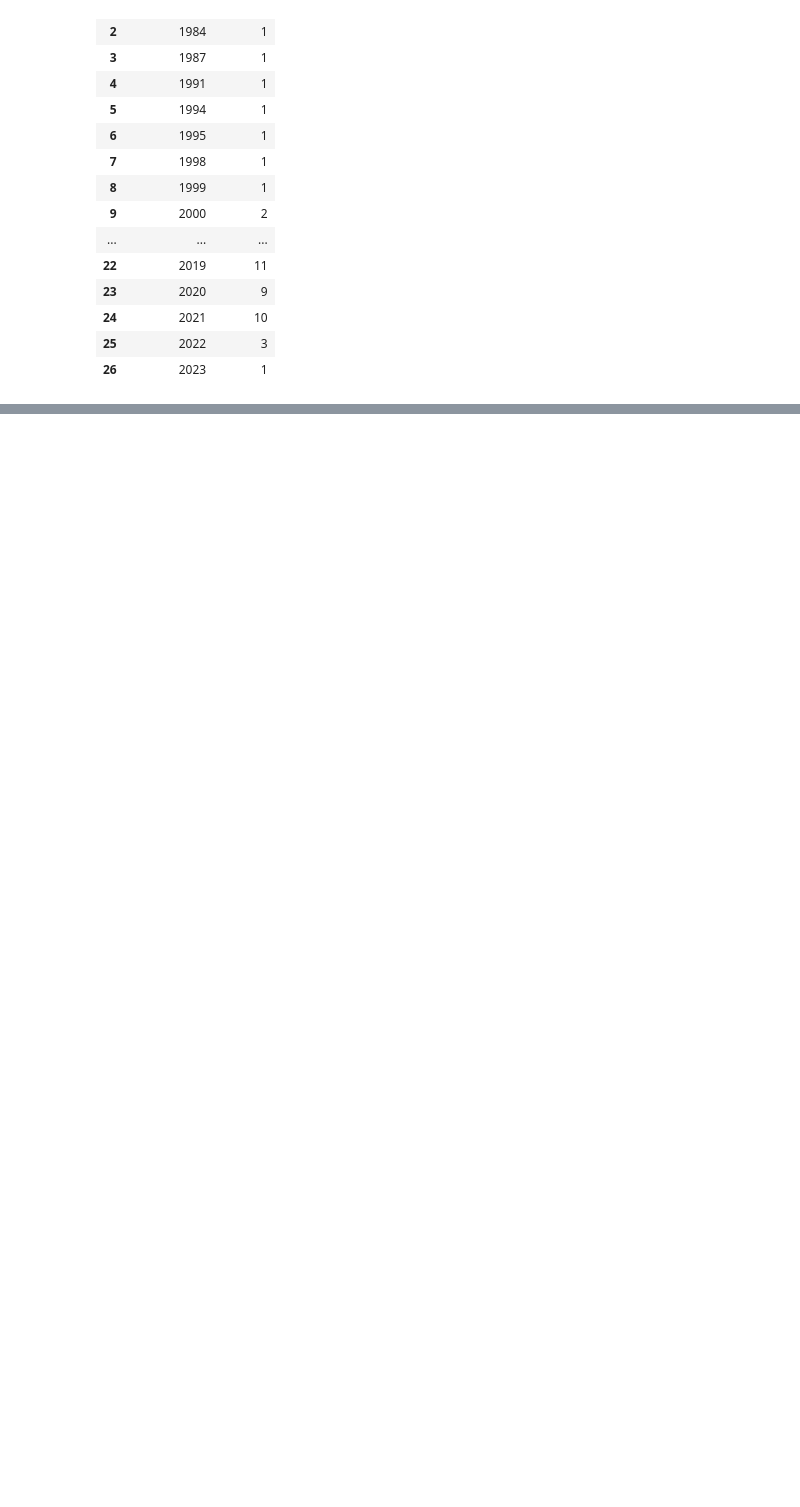
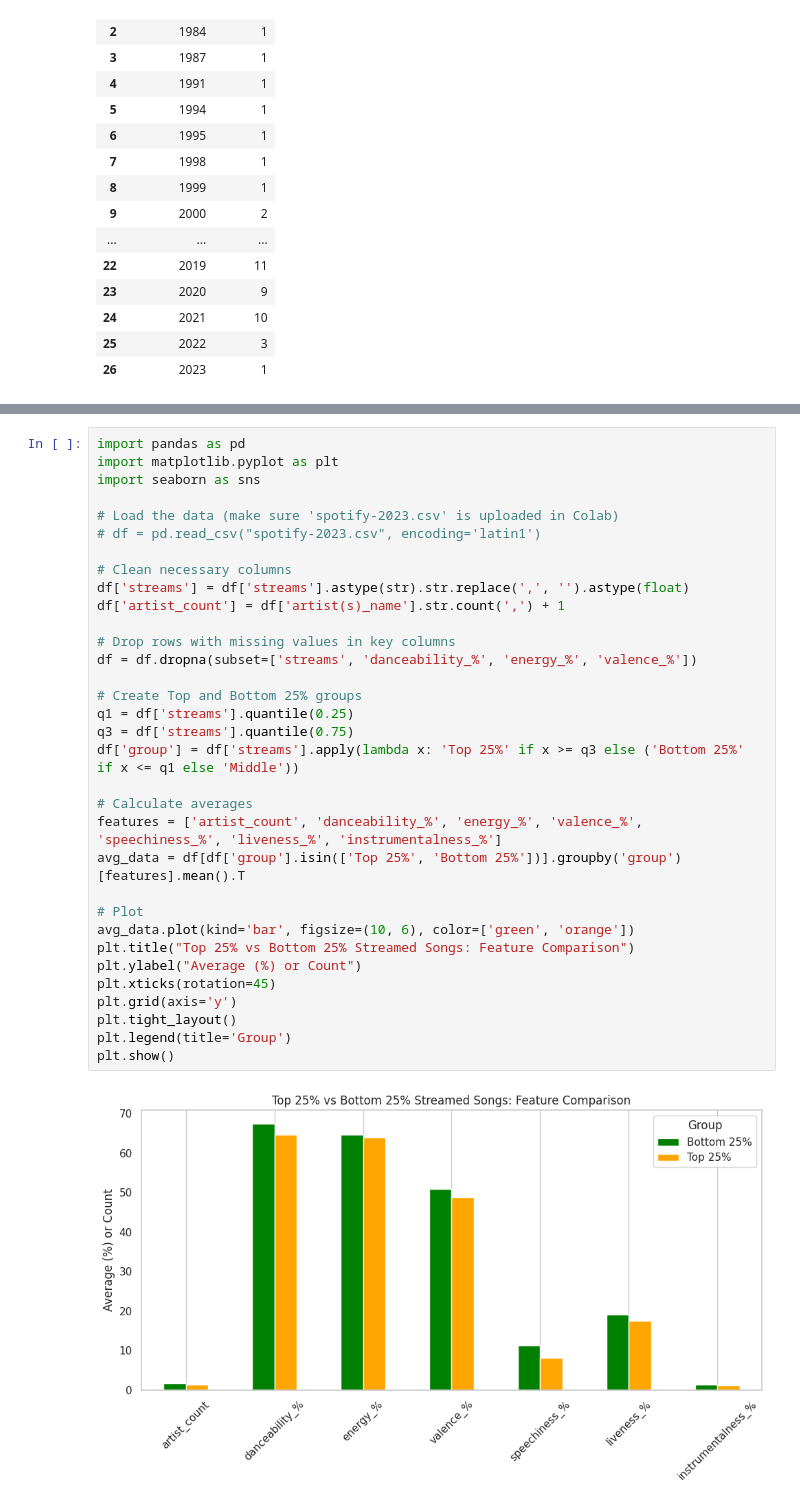
Before and after one commit to jp121412/Spotify_TCS, a Jupyter notebook: spotify.ipynb, the cells around one changed output, grey strips where cells are left out. Saved outputs shown, nothing was run; the diff lists cells and outputs as text; blank space fills up the shorter version.

```diff
--- a/spotify.ipynb
+++ b/spotify.ipynb
@@ -609,0 +610,35 @@ plt.show()
+# %%
+import pandas as pd
+import matplotlib.pyplot as plt
+import seaborn as sns
+
+# Load the data (make sure 'spotify-2023.csv' is uploaded in Colab)
+# df = pd.read_csv("spotify-2023.csv", encoding='latin1')
+
+# Clean necessary columns
+df['streams'] = df['streams'].astype(str).str.replace(',', '').astype(float)
+df['artist_count'] = df['artist(s)_name'].str.count(',') + 1
+
+# Drop rows with missing values in key columns
+df = df.dropna(subset=['streams', 'danceability_%', 'energy_%', 'valence_%'])
+
+# Create Top and Bottom 25% groups
+q1 = df['streams'].quantile(0.25)
+q3 = df['streams'].quantile(0.75)
+df['group'] = df['streams'].apply(lambda x: 'Top 25%' if x >= q3 else ('Bottom 25%' if x <= q1 else 'Middle'))
+
+# Calculate averages
+features = ['artist_count', 'danceability_%', 'energy_%', 'valence_%', 'speechiness_%', 'liveness_%', 'instrumentalness_%']
+avg_data = df[df['group'].isin(['Top 25%', 'Bottom 25%'])].groupby('group')[features].mean().T
+
+# Plot
+avg_data.plot(kind='bar', figsize=(10, 6), color=['green', 'orange'])
+plt.title("Top 25% vs Bottom 25% Streamed Songs: Feature Comparison")
+plt.ylabel("Average (%) or Count")
+plt.xticks(rotation=45)
+plt.grid(axis='y')
+plt.tight_layout()
+plt.legend(title='Group')
+plt.show()
+# %% [output]
+[figure, added]
```
Also changed, not shown: parts of 10 cells of this notebook.
